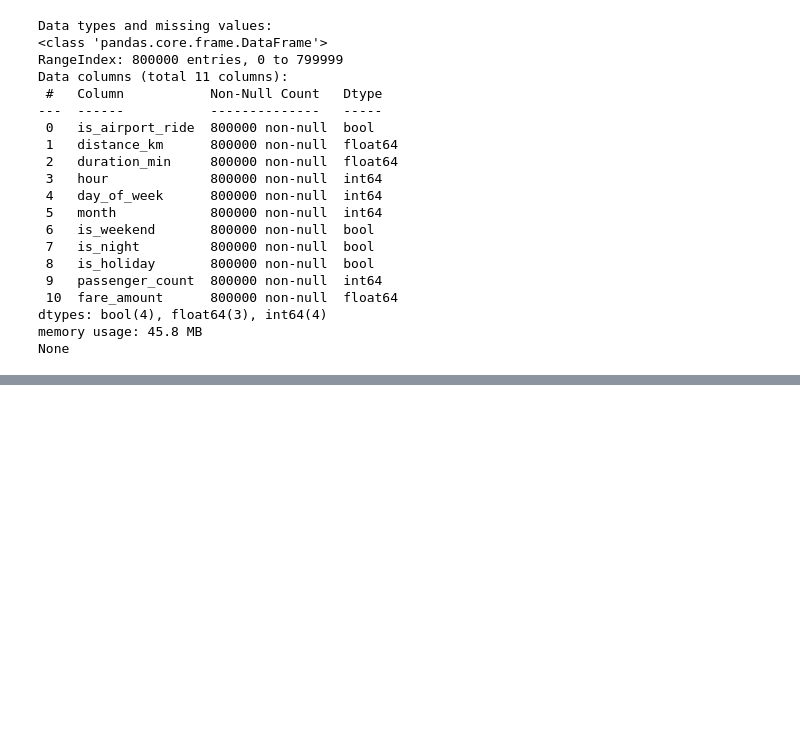
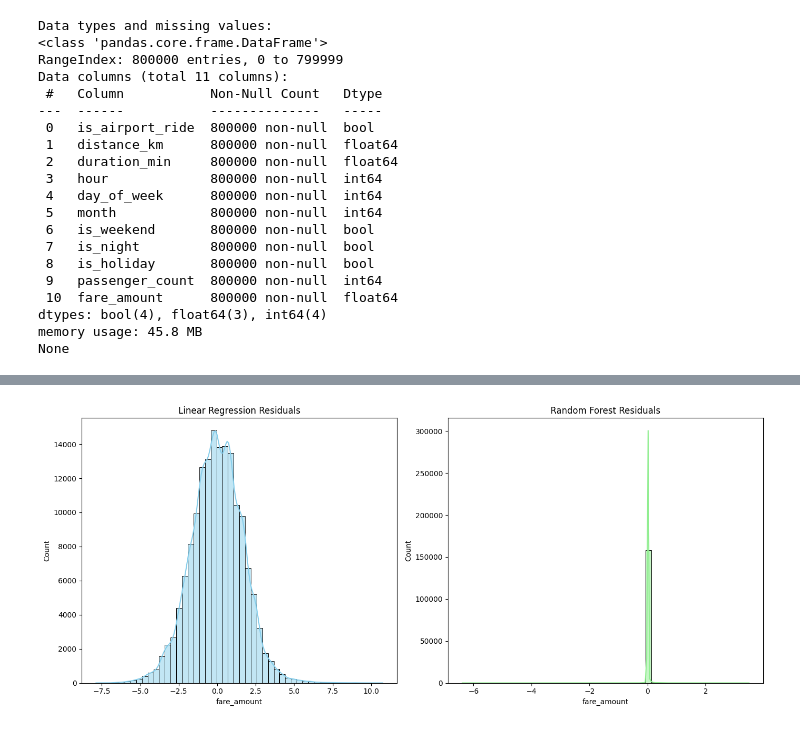
Before and after one commit to malikmati90/ridequick, a Jupyter notebook: ml-model/data-exploration.ipynb, the cells around one changed output, grey strips where cells are left out. Cells and saved outputs as stored; diff of their text form; code cells hidden in the pictures; blank space fills up the shorter version.

```diff
--- a/ml-model/data-exploration.ipynb
+++ b/ml-model/data-exploration.ipynb
@@ -178,0 +203,4 @@ plt.show()
+# %%
+# Encode categorical variables
+categorical_cols = ["is_airport_ride", "is_holiday", "is_night", "is_weekend"]
+train_df[categorical_cols] = train_df[categorical_cols].astype(int)
@@ -178,0 +313,21 @@ plt.show()
+# %%
+# Residuals
+residuals_lr = y_val - y_pred_lr
+residuals_rf = y_val - y_pred_rf
+
+plt.figure(figsize=(14, 6))
+
+# Linear Regression
+plt.subplot(1, 2, 1)
+sns.histplot(residuals_lr, bins=50, kde=True, color='skyblue')
+plt.title("Linear Regression Residuals")
+
+# Random Forest
+plt.subplot(1, 2, 2)
+sns.histplot(residuals_rf, bins=50, kde=True, color='lightgreen')
+plt.title("Random Forest Residuals")
+
+plt.tight_layout()
+plt.show()
+# %% [output]
+[figure, added]
```
Also changed, not shown: parts of 20 cells of this notebook, 3 other files.
